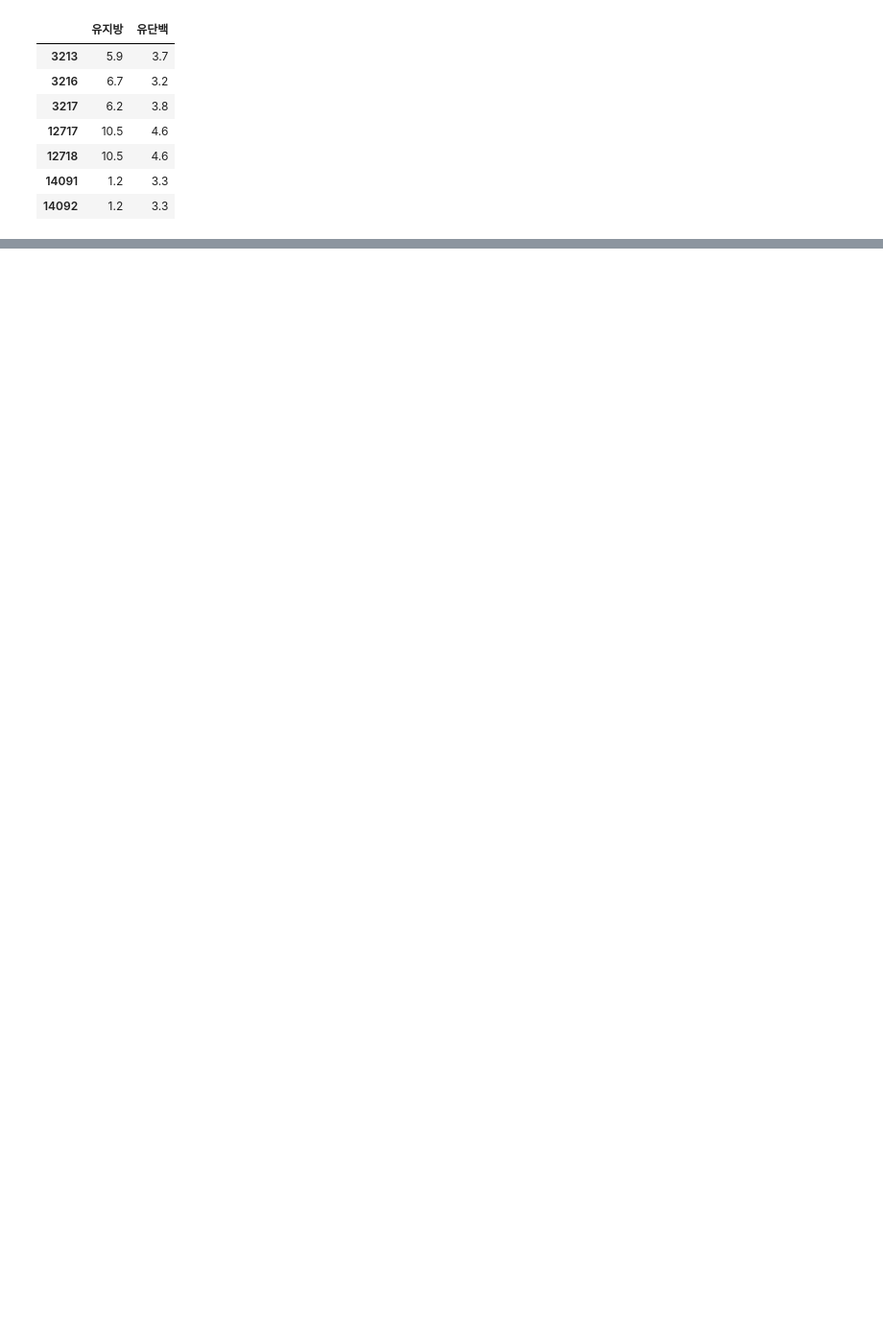
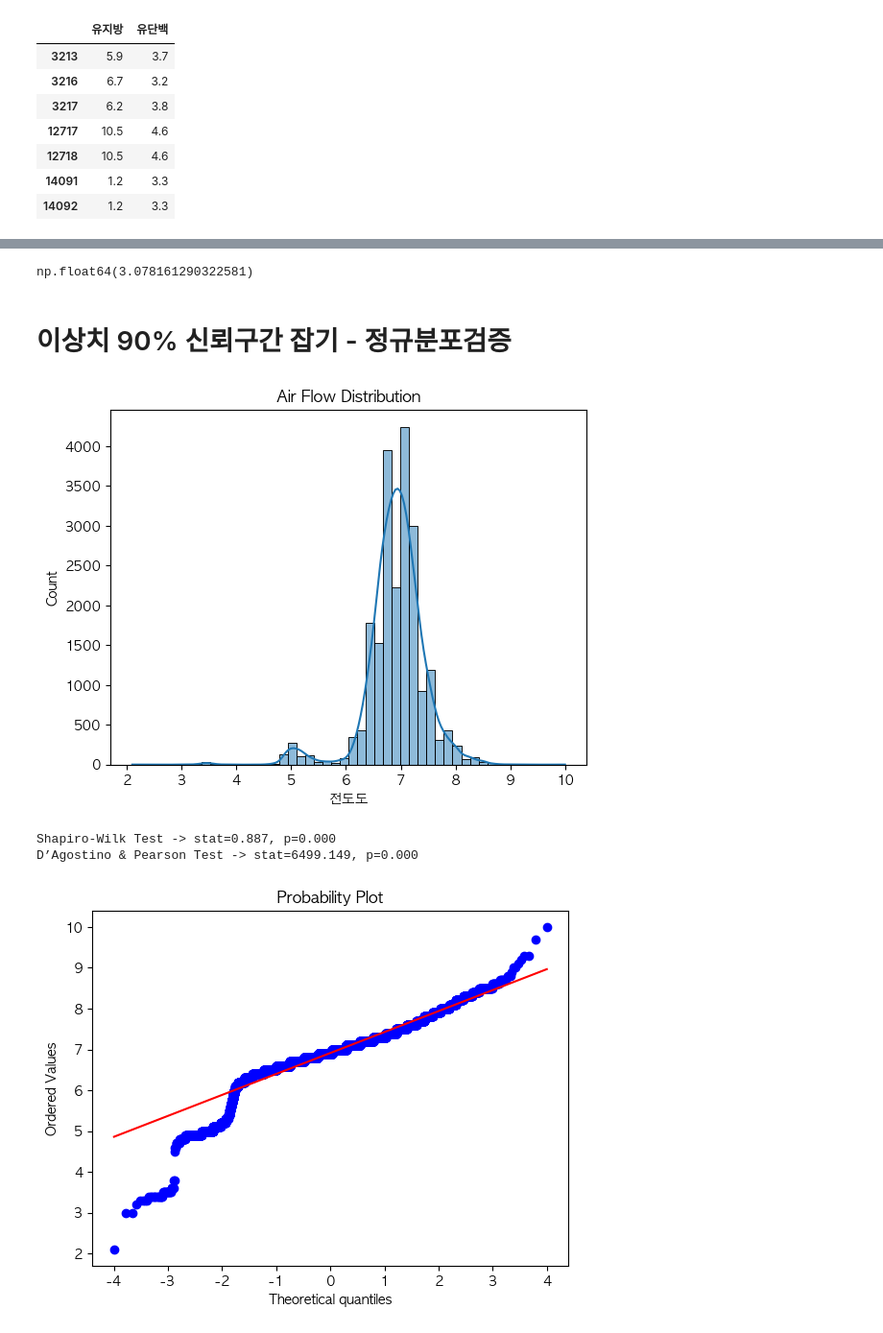
Before and after one commit to jiwon512/practical_project, a Jupyter notebook: juwon/juwon.ipynb, the cells around one changed output, grey strips where cells are left out. Shown at 96% size. Drawn from its saved outputs; the diff is of its cells as text; code cells hidden in the pictures; blank space fills up the shorter version.

```diff
--- a/juwon/juwon.ipynb
+++ b/juwon/juwon.ipynb
@@ -408,0 +429,37 @@ int64
+# %%
+df_fortab["공기흐름"].mean()
+# %% [output]
+np.float64(3.078161290322581)
+# %% [markdown]
+# 이상치 90% 신뢰구간 잡기 - 정규분포검증
+# %%
+import pandas as pd
+import numpy as np
+import matplotlib.pyplot as plt
+import seaborn as sns
+from scipy.stats import shapiro, normaltest, probplot
+
+col = "전도도"
+data = pd.to_numeric(df_fortab[col], errors="coerce").dropna()
+
+# 1) 히스토그램 + KDE
+sns.histplot(data, kde=True, bins=50)
+plt.title("Air Flow Distribution")
+plt.show()
+
+# 2) Shapiro-Wilk test
+stat, p = shapiro(data.sample(5000) if len(data) > 5000 else data)  # 표본 줄이기
+print("Shapiro-Wilk Test -> stat=%.3f, p=%.3f" % (stat, p))
+
+# 3) D’Agostino and Pearson’s test (scipy normaltest)
+stat, p = normaltest(data)
+print("D’Agostino & Pearson Test -> stat=%.3f, p=%.3f" % (stat, p))
+
+# 4) Q-Q Plot
+probplot(data, dist="norm", plot=plt)
+plt.show()
+# %% [output]
+[figure, added]
+Shapiro-Wilk Test -> stat=0.887, p=0.000
+D’Agostino & Pearson Test -> stat=6499.149, p=0.000
+[figure, added]
```
Also changed, not shown: parts of 17 cells of this notebook.
